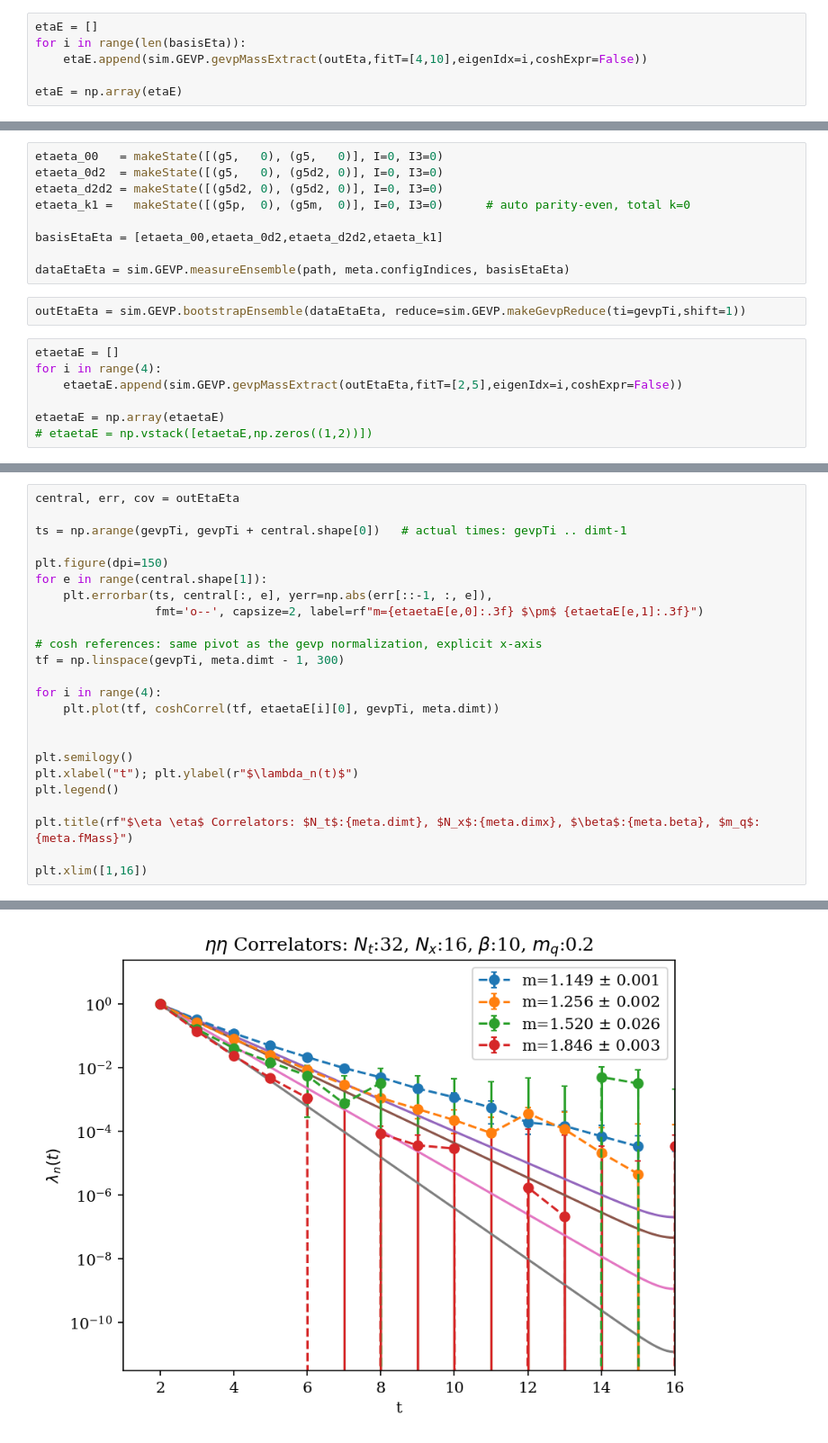
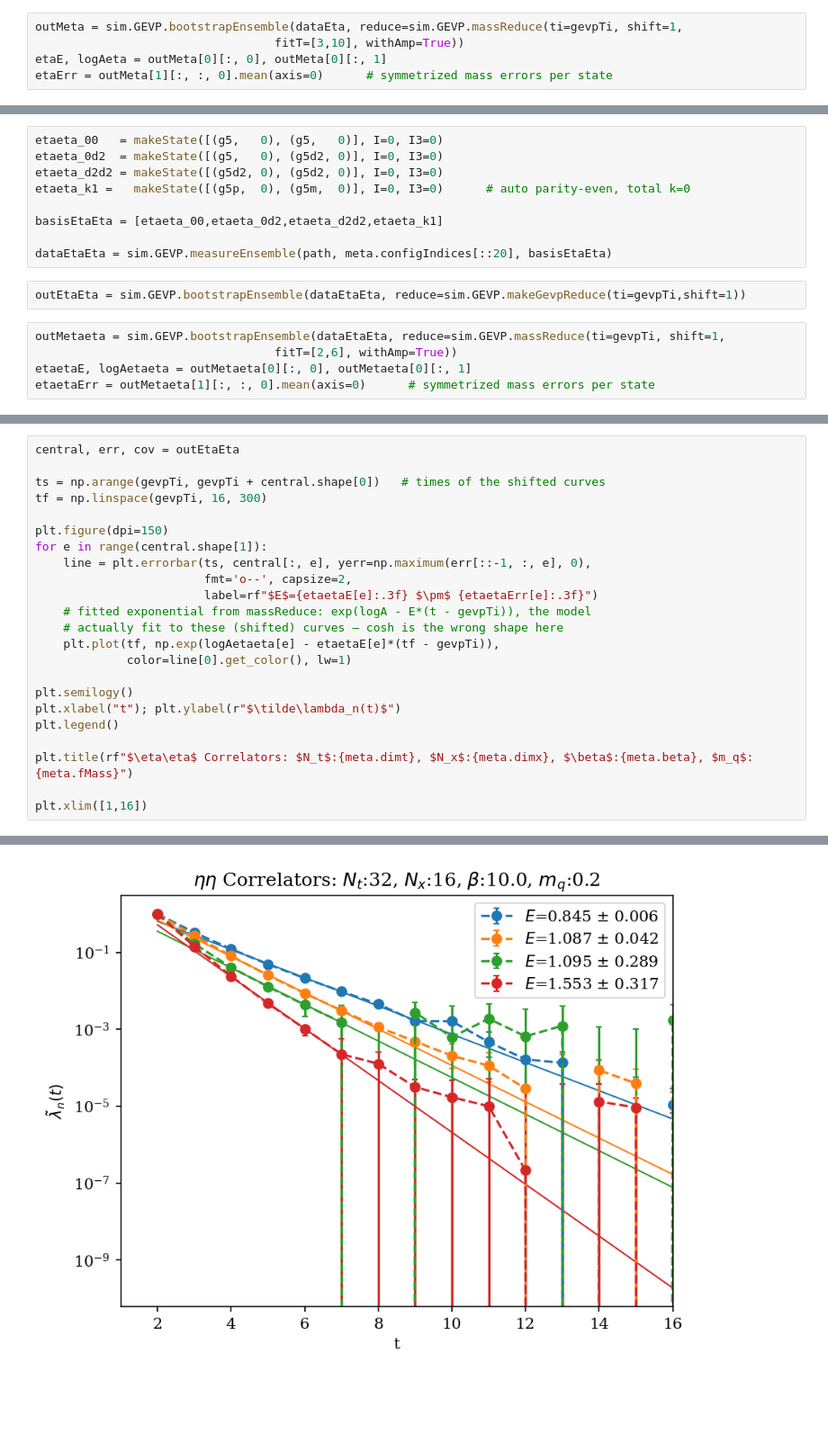
Before and after one commit to wurdahl/schwingerModel, a Jupyter notebook: interacting.ipynb, the cells around one changed output, grey strips where cells are left out. Shown at 90% size. Cells and saved outputs as stored; diff of their text form; blank space fills up the shorter version.

```diff
--- a/interacting.ipynb
+++ b/interacting.ipynb
@@ -135,11 +127,10 @@ dataEta = sim.GEVP.measureEnsemble(path, meta.configIndices, basisEta)
 # %%
 outEta = sim.GEVP.bootstrapEnsemble(dataEta, reduce=sim.GEVP.makeGevpReduce(ti=gevpTi,shift=1))
 # %%
-etaE = []
-for i in range(len(basisEta)):
-    etaE.append(sim.GEVP.gevpMassExtract(outEta,fitT=[4,10],eigenIdx=i,coshExpr=False))
-
-etaE = np.array(etaE)
+outMeta = sim.GEVP.bootstrapEnsemble(dataEta, reduce=sim.GEVP.massReduce(ti=gevpTi, shift=1,
+                                  fitT=[3,10], withAmp=True))
+etaE, logAeta = outMeta[0][:, 0], outMeta[0][:, 1]
+etaErr = outMeta[1][:, :, 0].mean(axis=0)      # symmetrized mass errors per state
 # %%
 print(etaE)
 # %% [output]
@@ -180,16 +169,14 @@ etaeta_k1 =   makeState([(g5p,  0), (g5m,  0)], I=0, I3=0)      # auto parity-ev
 
 basisEtaEta = [etaeta_00,etaeta_0d2,etaeta_d2d2,etaeta_k1]
 
-dataEtaEta = sim.GEVP.measureEnsemble(path, meta.configIndices, basisEtaEta)
+dataEtaEta = sim.GEVP.measureEnsemble(path, meta.configIndices[::20], basisEtaEta)
 # %%
 outEtaEta = sim.GEVP.bootstrapEnsemble(dataEtaEta, reduce=sim.GEVP.makeGevpReduce(ti=gevpTi,shift=1))
 # %%
-etaetaE = []
-for i in range(4):
-    etaetaE.append(sim.GEVP.gevpMassExtract(outEtaEta,fitT=[2,5],eigenIdx=i,coshExpr=False))
-
-etaetaE = np.array(etaetaE)
-# etaetaE = np.vstack([etaetaE,np.zeros((1,2))])
+outMetaeta = sim.GEVP.bootstrapEnsemble(dataEtaEta, reduce=sim.GEVP.massReduce(ti=gevpTi, shift=1,
+                                  fitT=[2,6], withAmp=True))
+etaetaE, logAetaeta = outMetaeta[0][:, 0], outMetaeta[0][:, 1]
+etaetaErr = outMetaeta[1][:, :, 0].mean(axis=0)      # symmetrized mass errors per state
 # %%
 print(etaetaE)
 # %% [output]
@@ -200,27 +184,26 @@ print(etaetaE)
 # %%
 central, err, cov = outEtaEta
 
-ts = np.arange(gevpTi, gevpTi + central.shape[0])   # actual times: gevpTi .. dimt-1
+ts = np.arange(gevpTi, gevpTi + central.shape[0])   # times of the shifted curves
+tf = np.linspace(gevpTi, 16, 300)
 
 plt.figure(dpi=150)
 for e in range(central.shape[1]):
-    plt.errorbar(ts, central[:, e], yerr=np.abs(err[::-1, :, e]),
-                 fmt='o--', capsize=2, label=rf"m={etaetaE[e,0]:.3f} $\pm$ {etaetaE[e,1]:.3f}")
-
-# cosh references: same pivot as the gevp normalization, explicit x-axis
-tf = np.linspace(gevpTi, meta.dimt - 1, 300)
-
-for i in range(4):
-    plt.plot(tf, coshCorrel(tf, etaetaE[i][0], gevpTi, meta.dimt))
-
+    line = plt.errorbar(ts, central[:, e], yerr=np.maximum(err[::-1, :, e], 0),
+                        fmt='o--', capsize=2,
+                        label=rf"$E$={etaetaE[e]:.3f} $\pm$ {etaetaErr[e]:.3f}")
+    # fitted exponential from massReduce: exp(logA - E*(t - gevpTi)), the model
+    # actually fit to these (shifted) curves — cosh is the wrong shape here
+    plt.plot(tf, np.exp(logAetaeta[e] - etaetaE[e]*(tf - gevpTi)),
+             color=line[0].get_color(), lw=1)
 
 plt.semilogy()
-plt.xlabel("t"); plt.ylabel(r"$\lambda_n(t)$")
+plt.xlabel("t"); plt.ylabel(r"$\tilde\lambda_n(t)$")
 plt.legend()
 
-plt.title(rf"$\eta \eta$ Correlators: $N_t$:{meta.dimt}, $N_x$:{meta.dimx}, $\beta$:{meta.beta}, $m_q$:{meta.fMass}")
+plt.title(rf"$\eta\eta$ Correlators: $N_t$:{meta.dimt}, $N_x$:{meta.dimx}, $\beta$:{meta.beta}, $m_q$:{meta.fMass}")
 
 plt.xlim([1,16])
 # %% [output]
 (1.0, 16.0)
-[figure, old version]
+[figure, new version]
```
Also changed, not shown: parts of 13 cells of this notebook, 1 other file.
